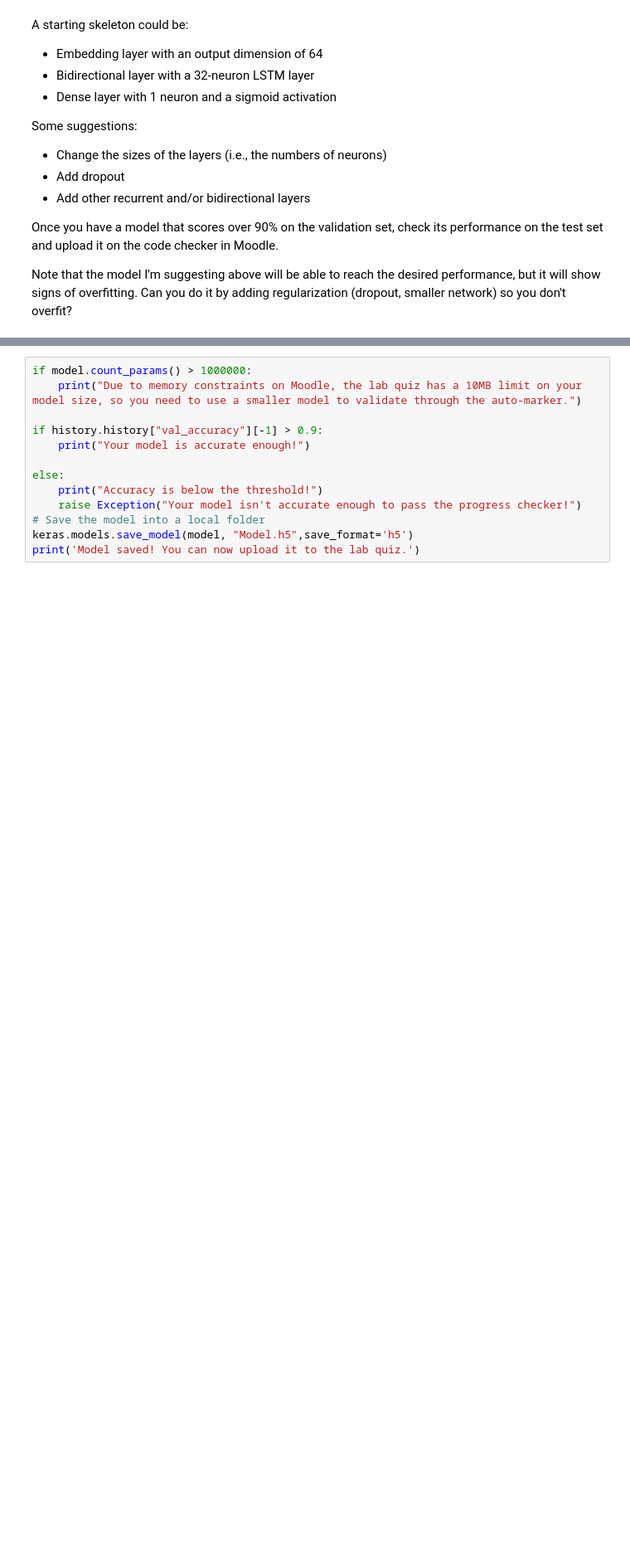
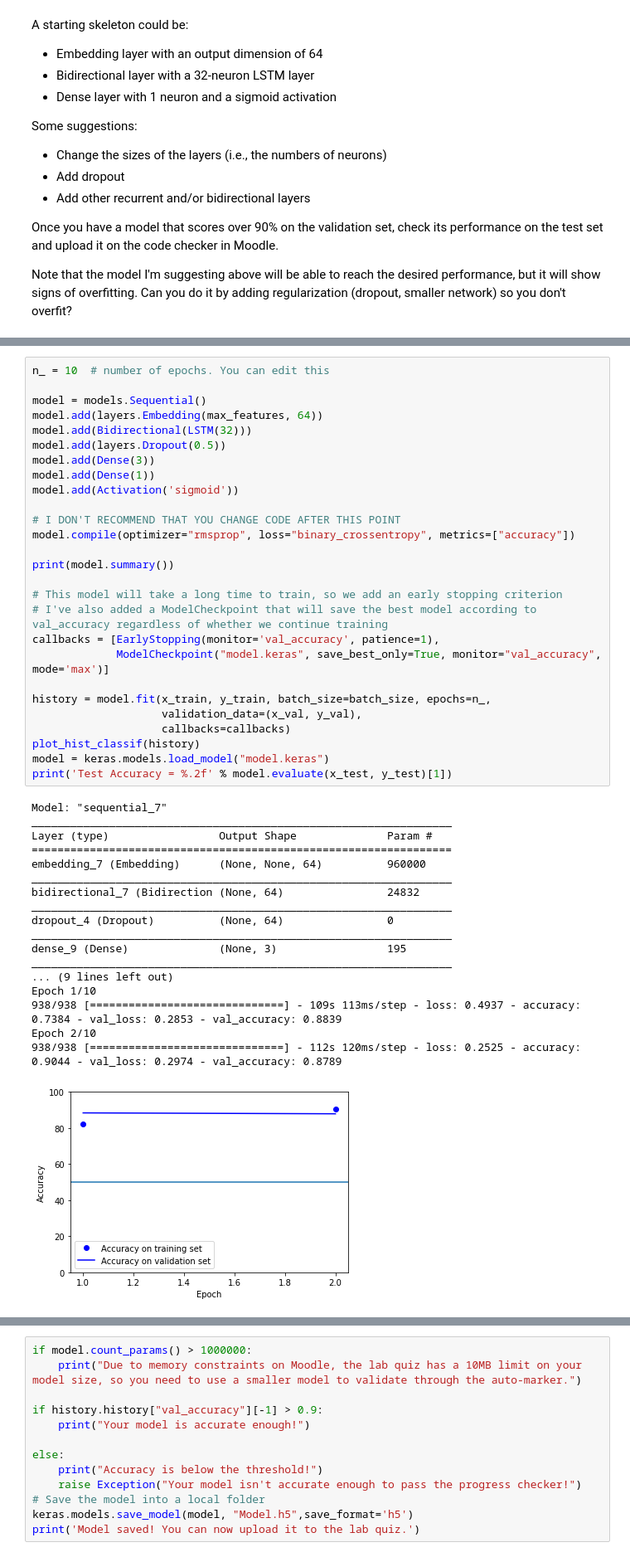
Before and after one commit to kkoban/Data-Science-and-Decision-Making, a Jupyter notebook: Labs/Lab 8/RNN.ipynb, the cells around one changed output, grey strips where cells are left out. Shown at 83% size. Saved outputs shown, nothing was run; the diff lists cells and outputs as text; blank space fills up the shorter version.

```diff
--- a/Labs/Lab 8/RNN.ipynb
+++ b/Labs/Lab 8/RNN.ipynb
@@ -529,0 +528,46 @@ Epoch 1/8
+# %%
+n_ = 10  # number of epochs. You can edit this
+
+model = models.Sequential()
+model.add(layers.Embedding(max_features, 64))
+model.add(Bidirectional(LSTM(32)))
+model.add(layers.Dropout(0.5))
+model.add(Dense(3))
+model.add(Dense(1))
+model.add(Activation('sigmoid'))
+
+# I DON'T RECOMMEND THAT YOU CHANGE CODE AFTER THIS POINT
+model.compile(optimizer="rmsprop", loss="binary_crossentropy", metrics=["accuracy"])
+
+print(model.summary())
+
+# This model will take a long time to train, so we add an early stopping criterion
+# I've also added a ModelCheckpoint that will save the best model according to val_accuracy regardless of whether we continue training
+callbacks = [EarlyStopping(monitor='val_accuracy', patience=1),
+             ModelCheckpoint("model.keras", save_best_only=True, monitor="val_accuracy", mode='max')]
+
+history = model.fit(x_train, y_train, batch_size=batch_size, epochs=n_,
+                    validation_data=(x_val, y_val),
+                    callbacks=callbacks)
+plot_hist_classif(history)
+model = keras.models.load_model("model.keras")
+print('Test Accuracy = %.2f' % model.evaluate(x_test, y_test)[1])
+# %% [output]
+Model: "sequential_7"
+_________________________________________________________________
+Layer (type)                 Output Shape              Param #
+=================================================================
+embedding_7 (Embedding)      (None, None, 64)          960000
+_________________________________________________________________
+bidirectional_7 (Bidirection (None, 64)                24832
+_________________________________________________________________
+dropout_4 (Dropout)          (None, 64)                0
+_________________________________________________________________
+dense_9 (Dense)              (None, 3)                 195
+_________________________________________________________________
+... (9 lines left out)
+Epoch 1/10
+938/938 [==============================] - 109s 113ms/step - loss: 0.4937 - accuracy: 0.7384 - val_loss: 0.2853 - val_accuracy: 0.8839
+Epoch 2/10
+938/938 [==============================] - 112s 120ms/step - loss: 0.2525 - accuracy: 0.9044 - val_loss: 0.2974 - val_accuracy: 0.8789
+[figure, added]
```
Also changed, not shown: parts of 4 cells of this notebook, 5 other files.
